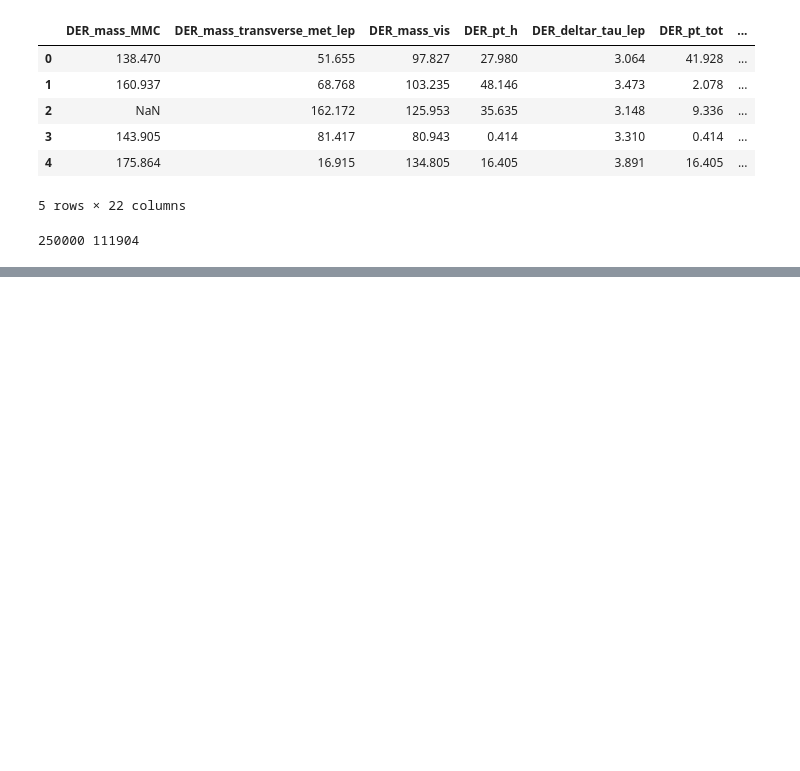
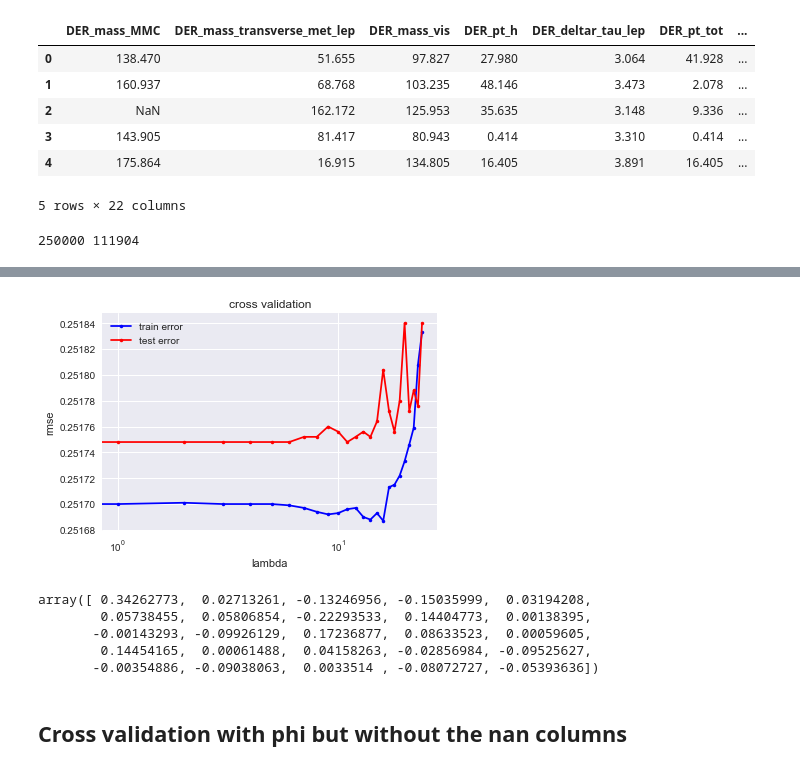
Before and after one commit to dufourc1/ML_CS433_project1, a Jupyter notebook: src/exploring_data_Marie_version.ipynb, the cells around one changed output, grey strips where cells are left out. Saved outputs shown, nothing was run; the diff lists cells and outputs as text; code cells hidden in the pictures; blank space fills up the shorter version.

```diff
--- a/src/exploring_data_Marie_version.ipynb
+++ b/src/exploring_data_Marie_version.ipynb
@@ -454,0 +535,16 @@ print(len(x),len(x[x==True]))
+# %%
+#get the best parameters
+
+predictor, w, loss_tr, loss_te, transformation, method = multi_cross_validation(y_tr, tx, k_fold, transformations=transformations, methods=methods, seed=2, only_best=True)
+# %% [output]
+[figure, added]
+# %%
+w
+# %% [output]
+array([ 0.34262773,  0.02713261, -0.13246956, -0.15035999,  0.03194208,
+        0.05738455,  0.05806854, -0.22293533,  0.14404773,  0.00138395,
+       -0.00143293, -0.09926129,  0.17236877,  0.08633523,  0.00059605,
+        0.14454165,  0.00061488,  0.04158263, -0.02856984, -0.09525627,
+       -0.00354886, -0.09038063,  0.0033514 , -0.08072727, -0.05393636])
+# %% [markdown]
+## Cross validation with phi but without the nan columns
```
Also changed, not shown: parts of 29 cells of this notebook, 1 other file.
